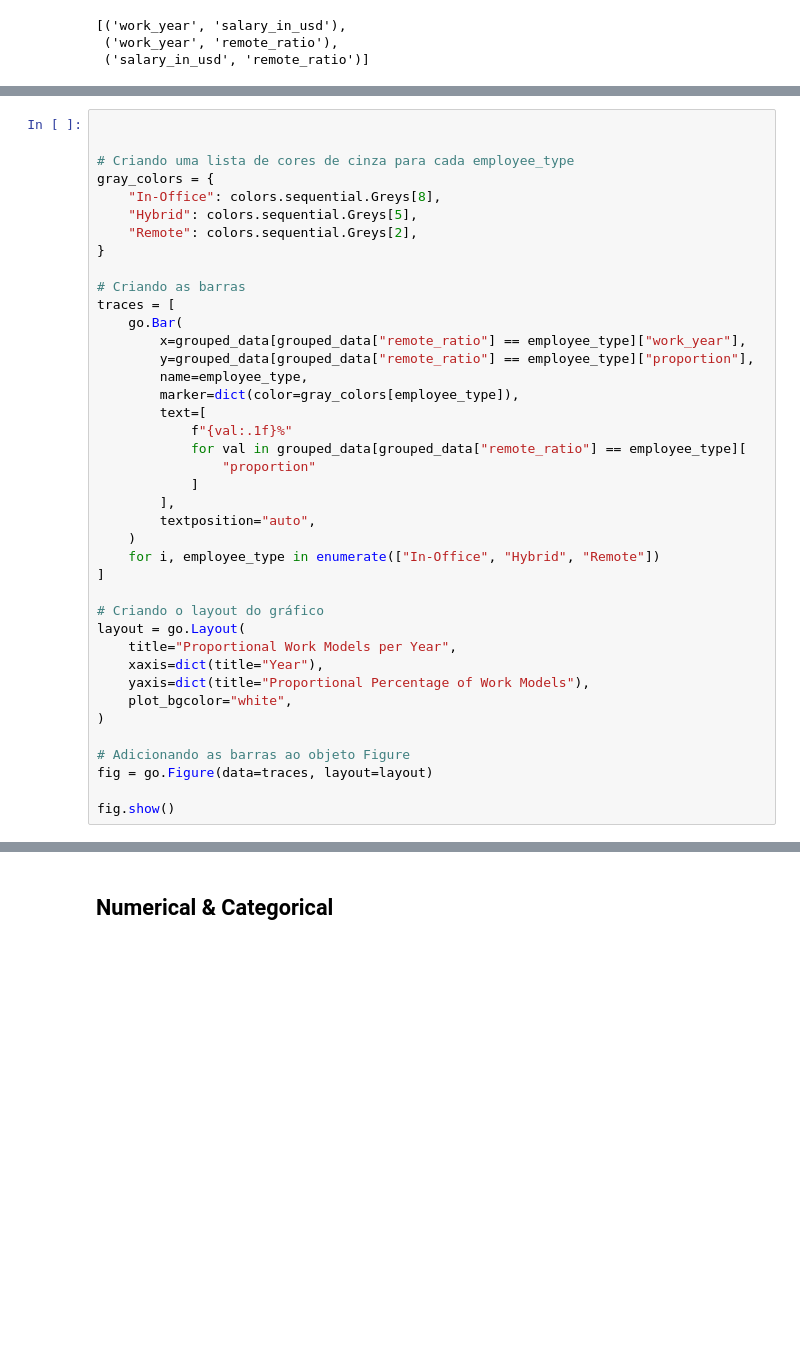
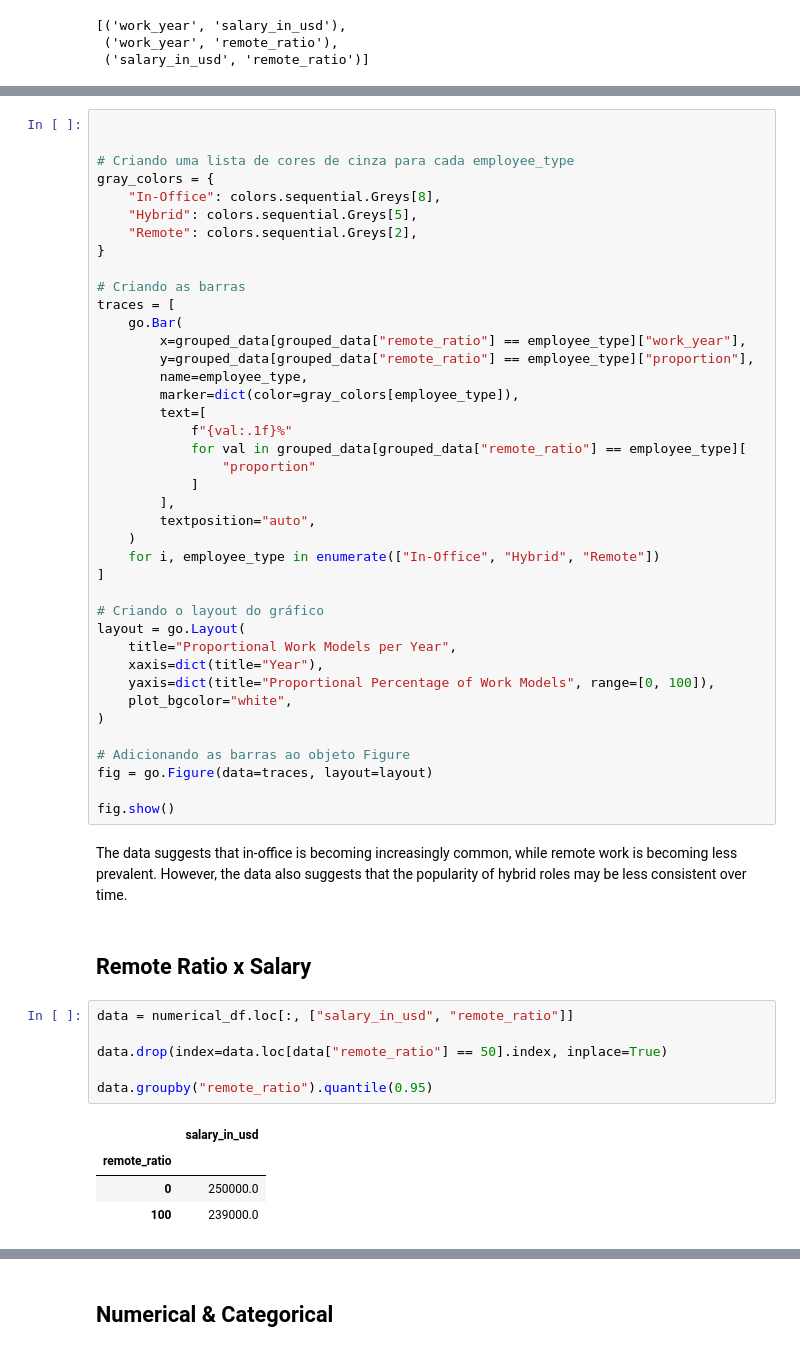
Before and after one commit to viniciusparede/data-science-job-salaries, a Jupyter notebook: notebooks/eda.ipynb, the cells around one changed output, grey strips where cells are left out. Cells and saved outputs as stored; diff of their text form; blank space fills up the shorter version.

```diff
--- a/notebooks/eda.ipynb
+++ b/notebooks/eda.ipynb
@@ -1494,7 +1495,7 @@ traces = [
 layout = go.Layout(
     title="Proportional Work Models per Year",
     xaxis=dict(title="Year"),
-    yaxis=dict(title="Proportional Percentage of Work Models"),
+    yaxis=dict(title="Proportional Percentage of Work Models", range=[0, 100]),
     plot_bgcolor="white",
 )
 
@@ -1502,3 +1503,18 @@ layout = go.Layout(
 fig = go.Figure(data=traces, layout=layout)
 
 fig.show()
+# %% [markdown]
+The data suggests that in-office is becoming increasingly common, while remote work is becoming less prevalent. However, the data also suggests that the popularity of hybrid roles may be less consistent over time.
+# %% [markdown]
+## Remote Ratio x Salary
+# %%
+data = numerical_df.loc[:, ["salary_in_usd", "remote_ratio"]]
+
+data.drop(index=data.loc[data["remote_ratio"] == 50].index, inplace=True)
+
+data.groupby("remote_ratio").quantile(0.95)
+# %% [output]
+|  | salary_in_usd |
+| remote_ratio |  |
+| 0 | 250000.0 |
+| 100 | 239000.0 |
```
Also changed, not shown: parts of 41 cells of this notebook.
